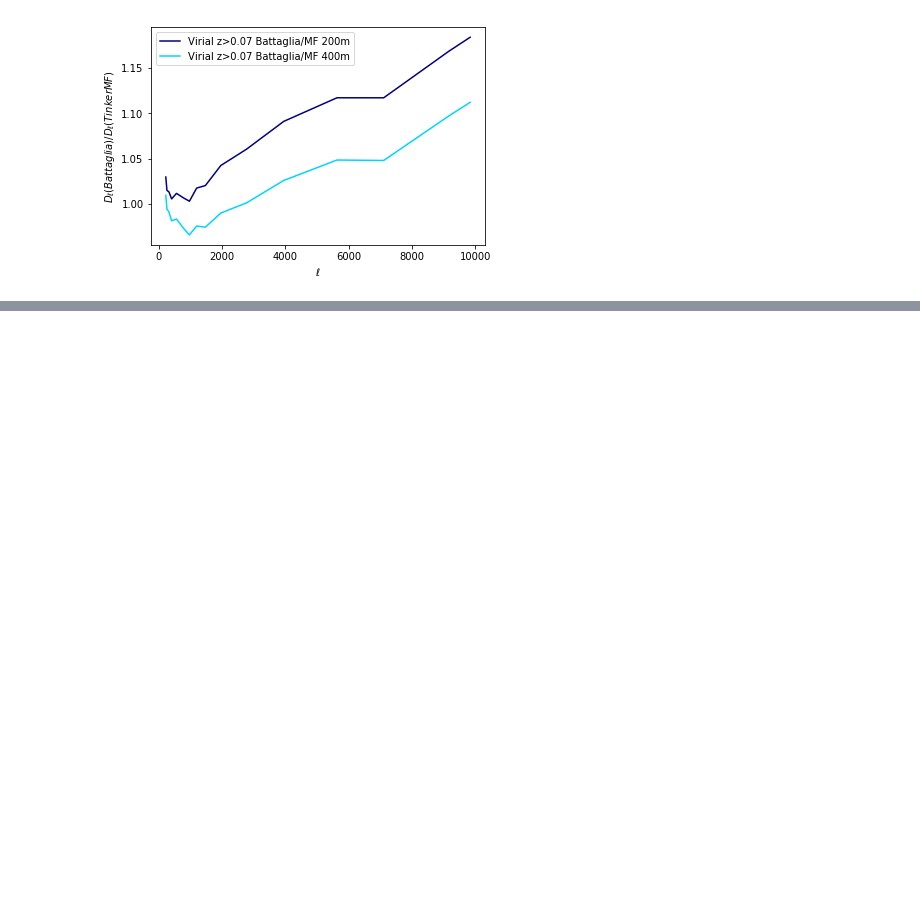
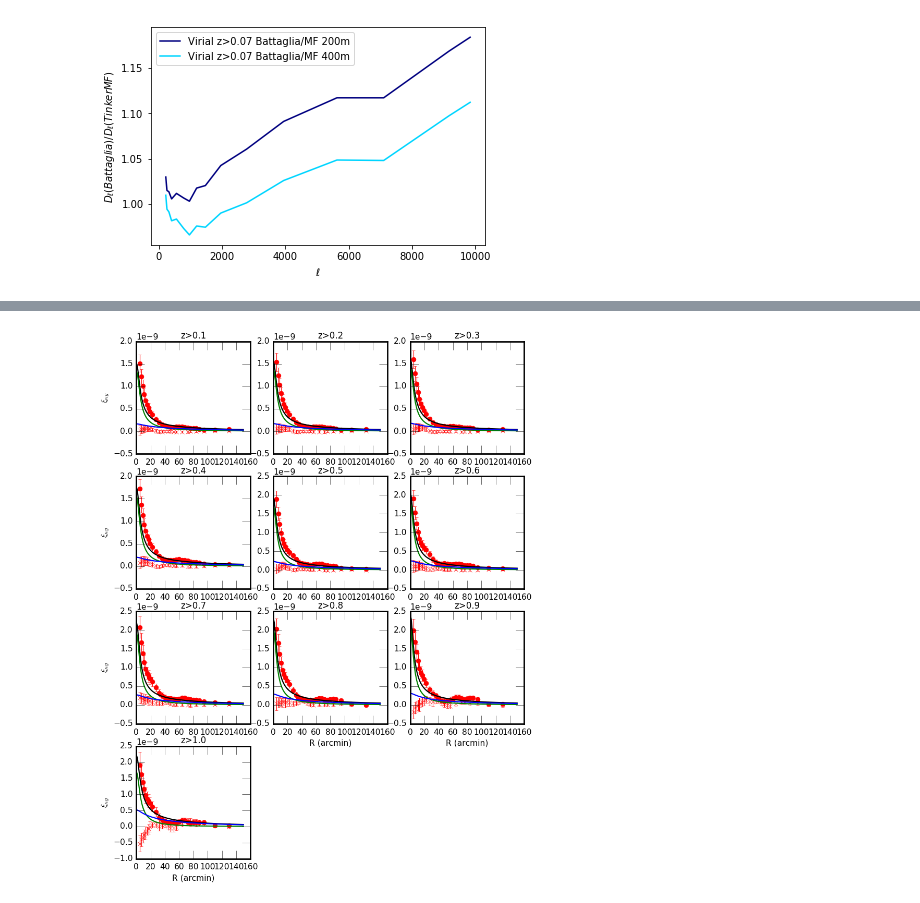
Before and after one commit to vvinuv/HaloModel, a Jupyter notebook: plotting_scripts/make_plots.ipynb, the cells around one changed output, grey strips where cells are left out. Drawn from its saved outputs; the diff is of its cells as text; code cells hidden in the pictures; blank space fills up the shorter version.

```diff
--- a/plotting_scripts/make_plots.ipynb
+++ b/plotting_scripts/make_plots.ipynb
@@ -121,0 +211,29 @@ pl.legend(loc=0)
+# %%
+pl.rcParams.update({'figure.figsize' : [12.0, 16.0]})
+j = 1
+for s, i in zip(['0p1', '0p2','0p3','0p4','0p5','0p6','0p7','0p8','0p9','1p0'], np.arange(8, 18)):
+    pl.subplot(4,3,j)
+    ifile = np.load('../data/kappa_y_y1_mcal_milca_0_%.2f_bs1p0_sb.npz'%i) #New convergence map using mcal
+    theta_arcmin = ifile['theta_arcmin']
+    ey = ifile['ey']
+    ey_err = np.sqrt(np.diagonal(ifile['ey_cov']))
+    by = ifile['by']
+    by_err = np.sqrt(np.diagonal(ifile['by_cov']))
+
+    pl.errorbar(theta_arcmin, ey, ey_err, c='r', mfc='r', mec='r', marker='o', ms=8, label='E', ls='')
+    pl.errorbar(theta_arcmin, by, by_err, c='r', mfc=None, marker='x', ms=8, label='B', ls='')
+
+    r_arcmin, cl1h, cl2h, cl = np.genfromtxt('../data/xi_ky_z%s.dat'%s, unpack=True)
+    pl.plot(r_arcmin, cl, c='k', lw=2)
+    pl.plot(r_arcmin, cl1h, c='g', lw=2)
+    pl.plot(r_arcmin, cl2h, c='b', lw=2)
+    pl.title('z>%s'%s.replace('p', '.'))
+    #pl.ylim([1e-11, 3e-10])
+    #pl.xlim([40,90])
+    if j in [1, 4, 7, 10]:
+        pl.ylabel(r'$\xi_{\kappa y}$')
+    if j>=8:
+        pl.xlabel('R (arcmin)')
+    j+=1
+# %% [output]
+[figure, added]
```
Also changed, not shown: parts of 17 cells of this notebook, 2 other files.
